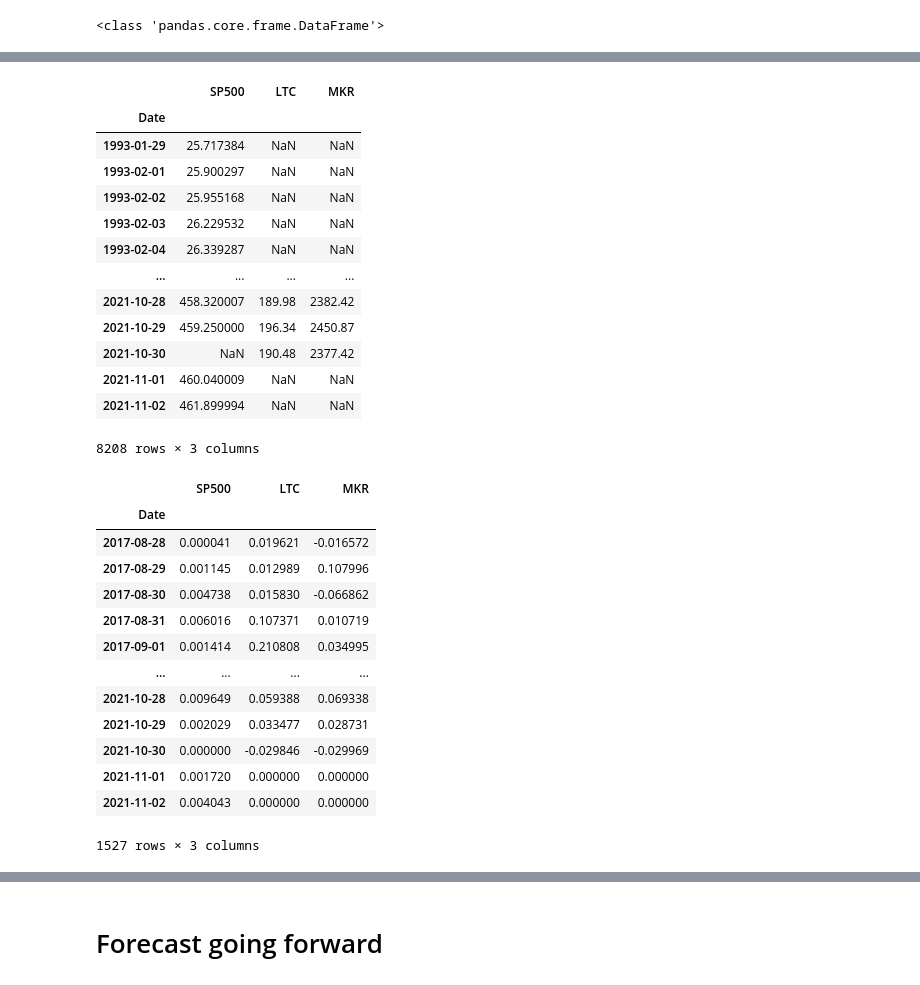
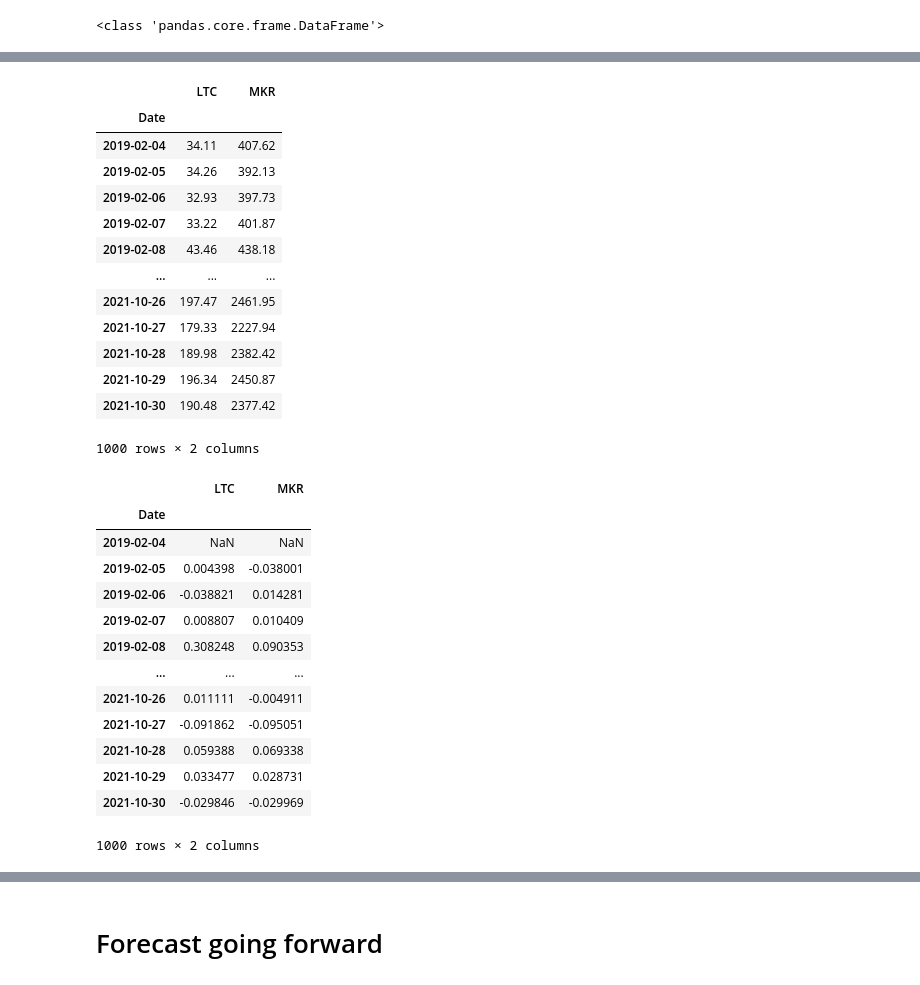
Before and after one commit to nairrekhabr/Project_3, a Jupyter notebook: ltc_mkr_analysis/LTC_MKR_analysis.ipynb, the cells around one changed output, grey strips where cells are left out. Saved outputs shown, nothing was run; the diff lists cells and outputs as text; code cells hidden in the pictures.

```diff
--- a/ltc_mkr_analysis/LTC_MKR_analysis.ipynb
+++ b/ltc_mkr_analysis/LTC_MKR_analysis.ipynb
@@ -326,7 +326,9 @@ all_prices = pd.concat([ltc_df1, mkr_df1, btc_df1],
 all_prices = all_prices.rename(columns = {"LTC Close":"LTC",
                                  "MKR Close": "MKR",
                                  "BTC Close": "BTC"})
-all_prices.tail()
+
+all_prices = all_prices.iloc[2108:3108]
+all_prices
 # %% [output]
 |  | LTC | MKR | BTC |
 | Date |  |  |  |
@@ -552,44 +609,47 @@ benchmark_plot
 # %%
-daily_prices = pd.concat([ticker_hist, all_prices],
-                         ignore_index = False,
-                         axis = 1)
+#compute analysis of LTC/MKR
+
+daily_prices = all_prices.copy()
 daily_prices = daily_prices.drop(columns=["BTC"])
+#daily_prices = daily_prices.dropna()
+#daily_prices = daily_prices.iloc[305:1305]
+
 daily_prices
 # print(type(all_prices))
 # print(type(ticker_hist))
 # %% [output]
-|  | SP500 | LTC | MKR |
-| Date |  |  |  |
-| 1993-01-29 | 25.717384 | NaN | NaN |
-| 1993-02-01 | 25.900297 | NaN | NaN |
-| 1993-02-02 | 25.955168 | NaN | NaN |
-| 1993-02-03 | 26.229532 | NaN | NaN |
-| 1993-02-04 | 26.339287 | NaN | NaN |
-| ... | ... | ... | ... |
-| 2021-10-28 | 458.320007 | 189.98 | 2382.42 |
-| 2021-10-29 | 459.250000 | 196.34 | 2450.87 |
-| 2021-10-30 | NaN | 190.48 | 2377.42 |
-| 2021-11-01 | 460.040009 | NaN | NaN |
-| 2021-11-02 | 461.899994 | NaN | NaN |
+|  | LTC | MKR |
+| Date |  |  |
+| 2019-02-04 | 34.11 | 407.62 |
+| 2019-02-05 | 34.26 | 392.13 |
+| 2019-02-06 | 32.93 | 397.73 |
+| 2019-02-07 | 33.22 | 401.87 |
+| 2019-02-08 | 43.46 | 438.18 |
+| ... | ... | ... |
+| 2021-10-26 | 197.47 | 2461.95 |
+| 2021-10-27 | 179.33 | 2227.94 |
+| 2021-10-28 | 189.98 | 2382.42 |
+| 2021-10-29 | 196.34 | 2450.87 |
+| 2021-10-30 | 190.48 | 2377.42 |
-8208 rows × 3 columns
+1000 rows × 2 columns
 # %%
-#Compute the daily returns for sp500 and coins
+#Compute the daily returns coins
 daily_returns = daily_prices.pct_change()
-daily_returns = daily_returns.dropna()
+#daily_returns = daily_returns.dropna()
 daily_returns
 # %% [output]
-|  | SP500 | LTC | MKR |
-| Date |  |  |  |
-| 2017-08-28 | 0.000041 | 0.019621 | -0.016572 |
-| 2017-08-29 | 0.001145 | 0.012989 | 0.107996 |
-| 2017-08-30 | 0.004738 | 0.015830 | -0.066862 |
-| 2017-08-31 | 0.006016 | 0.107371 | 0.010719 |
-| 2017-09-01 | 0.001414 | 0.210808 | 0.034995 |
-| ... | ... | ... | ... |
-| 2021-10-28 | 0.009649 | 0.059388 | 0.069338 |
-| 2021-10-29 | 0.002029 | 0.033477 | 0.028731 |
-| 2021-10-30 | 0.000000 | -0.029846 | -0.029969 |
-| 2021-11-01 | 0.001720 | 0.000000 | 0.000000 |
-| 2021-11-02 | 0.004043 | 0.000000 | 0.000000 |
+|  | LTC | MKR |
+| Date |  |  |
+| 2019-02-04 | NaN | NaN |
+| 2019-02-05 | 0.004398 | -0.038001 |
+| 2019-02-06 | -0.038821 | 0.014281 |
+| 2019-02-07 | 0.008807 | 0.010409 |
+| 2019-02-08 | 0.308248 | 0.090353 |
+| ... | ... | ... |
+| 2021-10-26 | 0.011111 | -0.004911 |
+| 2021-10-27 | -0.091862 | -0.095051 |
+| 2021-10-28 | 0.059388 | 0.069338 |
+| 2021-10-29 | 0.033477 | 0.028731 |
+| 2021-10-30 | -0.029846 | -0.029969 |
-1527 rows × 3 columns
+1000 rows × 2 columns
 # %%
```
Also changed, not shown: parts of 20 cells of this notebook.
